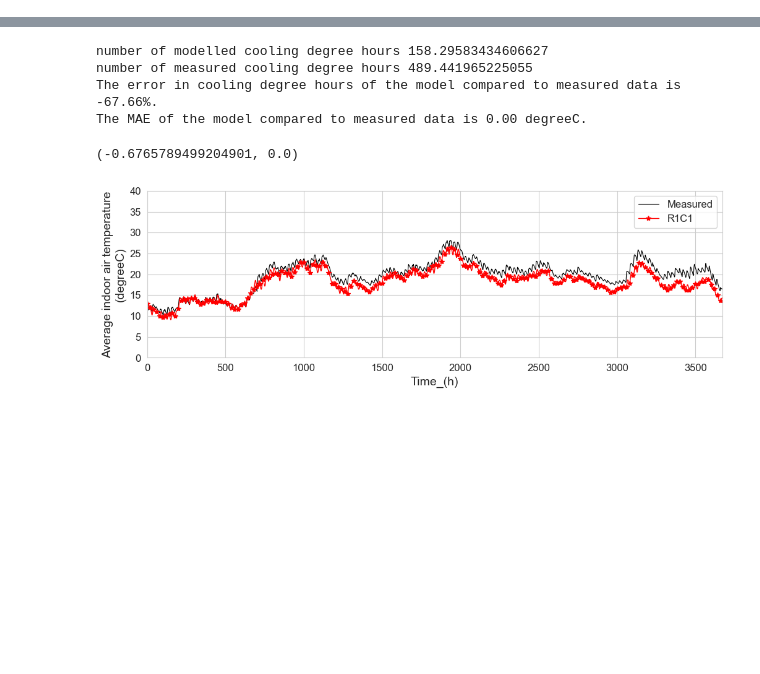
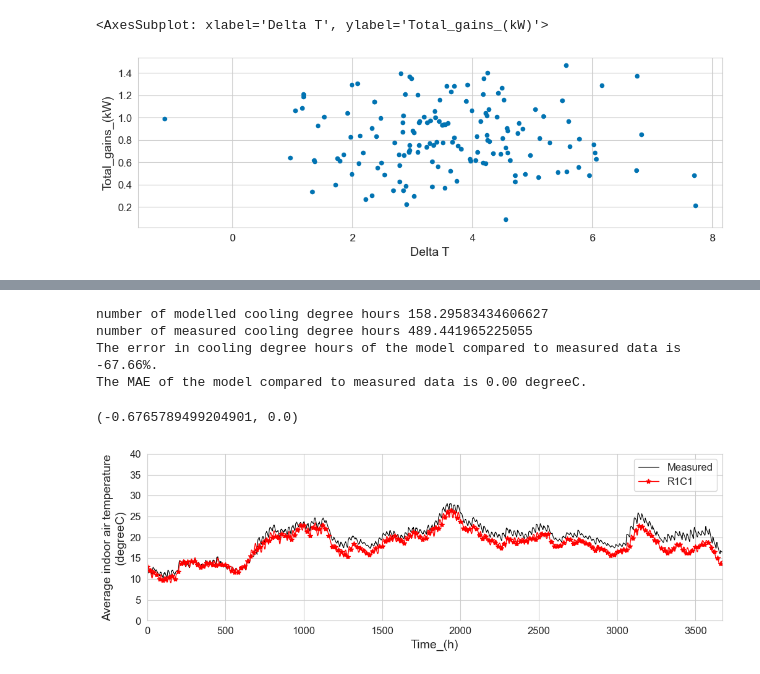
Before and after one commit to AlexandreLab/cooling_demand_UK, a Jupyter notebook: notebooks/validation_cooling_demand_extra_data.ipynb, the cells around one changed output, grey strips where cells are left out. Drawn from its saved outputs; the diff is of its cells as text; code cells hidden in the pictures; blank space fills up the shorter version.

```diff
--- a/notebooks/validation_cooling_demand_extra_data.ipynb
+++ b/notebooks/validation_cooling_demand_extra_data.ipynb
@@ -255,0 +368,10 @@ viz_results.simulation_data[schema.DataSchema.IAT].sub(average_IAT.values.flatte
+# %%
+daily_dataf = temp_result_simulation.copy()
+daily_dataf.index = input_data.index
+daily_dataf = daily_dataf.resample("1d").mean()
+daily_dataf["Delta T"] = daily_dataf["Average_indoor_air_temperature_(degreeC)"] - daily_dataf["Outdoor_air_temperature_(degreeC)"]
+fig, ax = plt.subplots(figsize=figsize)
+daily_dataf.plot(ax=ax, kind="scatter", x="Delta T", y="Total_gains_(kW)")
+# %% [output]
+<AxesSubplot: xlabel='Delta T', ylabel='Total_gains_(kW)'>
+[figure, added]
```
Also changed, not shown: parts of 28 cells of this notebook, 5 other files.
